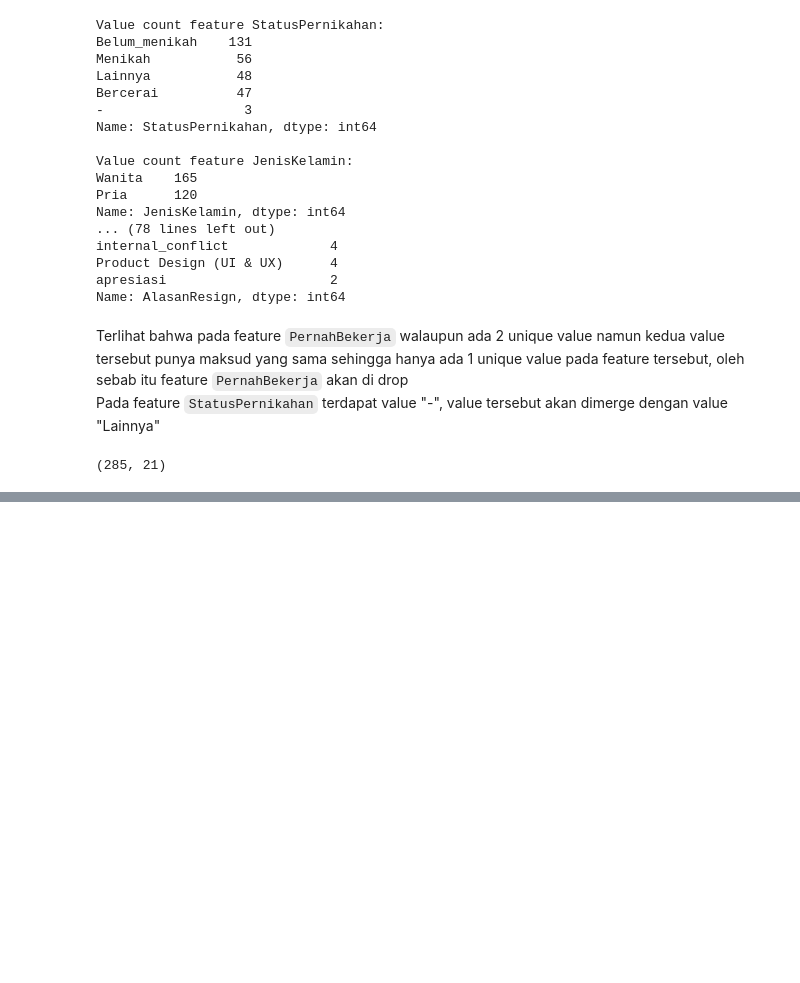
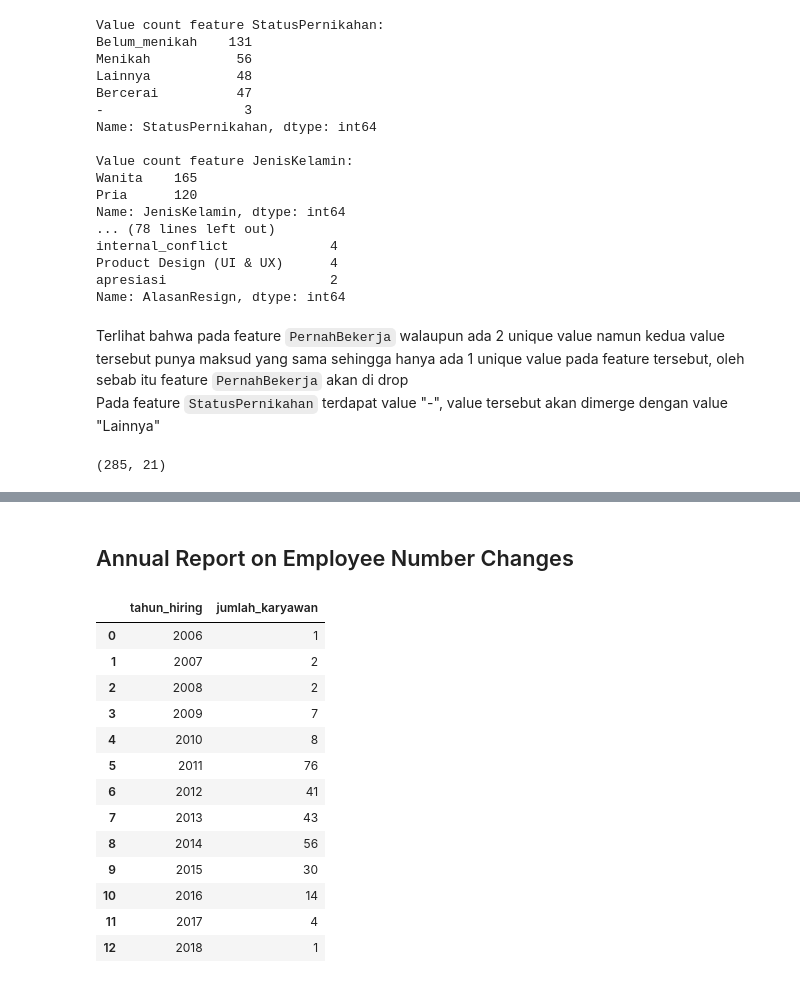
Before and after one commit to garrylgiancarlo/project-emp-retention, a Jupyter notebook: emp-retention.ipynb, the cells around one changed output, grey strips where cells are left out. Cells and saved outputs as stored; diff of their text form; code cells hidden in the pictures; blank space fills up the shorter version.

```diff
--- a/emp-retention.ipynb
+++ b/emp-retention.ipynb
@@ -244,6 +244,6 @@ Dari kedua feature ini kita dapat mengetahui berapa lama waktu dari seorang kary
 # %%
 # mengisi TanggalResign dengan 2020-12-01 untuk karyawan yang belum resign
-data_pre['TanggalResign'] = data_pre['TanggalResign'].where(data_pre['TanggalResign'] != '-', '2020-12-01')
+data_pre['TanggalResign'] = data_pre['TanggalResign'].where(data_pre['TanggalResign'] != '-', '2021-01-01')
 # %%
 data_pre['TanggalHiring'] = pd.to_datetime(data_pre['TanggalHiring'],format='%Y-%m-%d')
 data_pre['TanggalResign'] = pd.to_datetime(data_pre['TanggalResign'],format='%Y-%m-%d')
@@ -366,0 +367,4 @@ data_pre.sample(5)
+# %% [markdown]
+## Annual Report on Employee Number Changes
+# %%
+data_an = data_pre.copy()
@@ -366,0 +374,19 @@ data_pre.sample(5)
+# %%
+#tabel agregat karyawan yang masuk
+hire_agg = data_an.groupby(['tahun_hiring']).size().reset_index(name='jumlah_karyawan')
+hire_agg
+# %% [output]
+|  | tahun_hiring | jumlah_karyawan |
+| 0 | 2006 | 1 |
+| 1 | 2007 | 2 |
+| 2 | 2008 | 2 |
+| 3 | 2009 | 7 |
+| 4 | 2010 | 8 |
+| 5 | 2011 | 76 |
+| 6 | 2012 | 41 |
+| 7 | 2013 | 43 |
+| 8 | 2014 | 56 |
+| 9 | 2015 | 30 |
+| 10 | 2016 | 14 |
+| 11 | 2017 | 4 |
+| 12 | 2018 | 1 |
```
Also changed, not shown: parts of 10 cells of this notebook.
